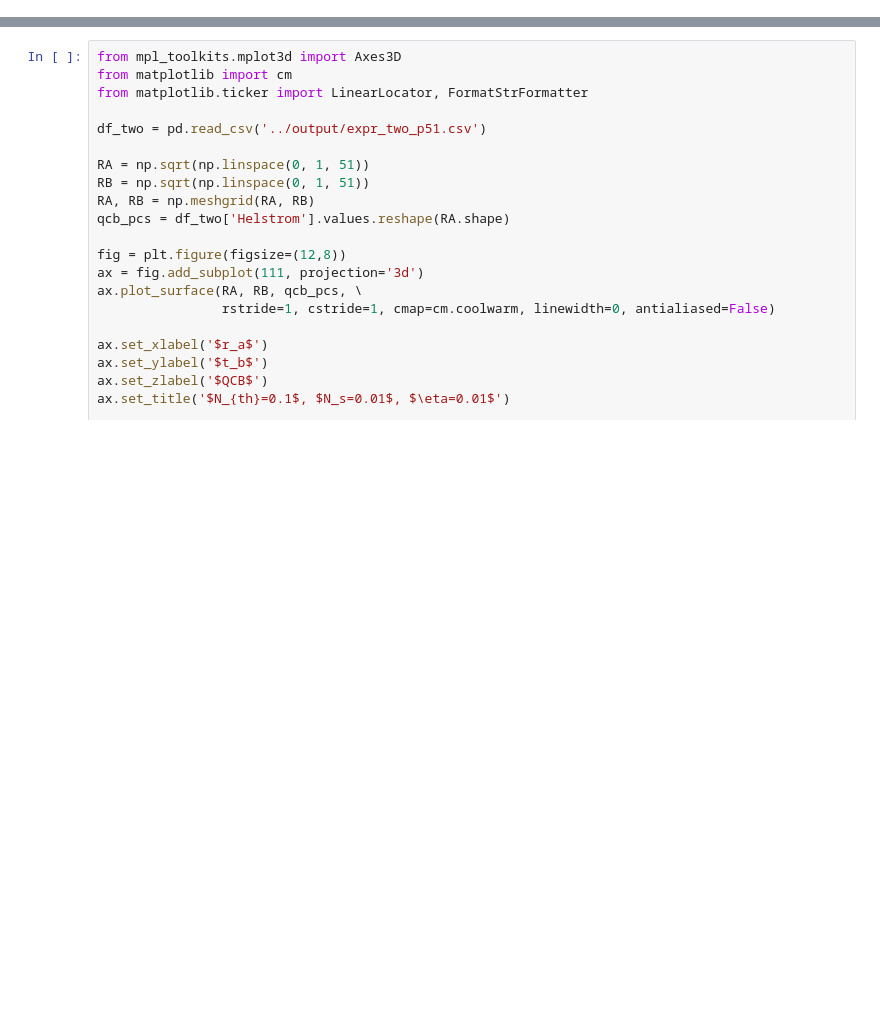
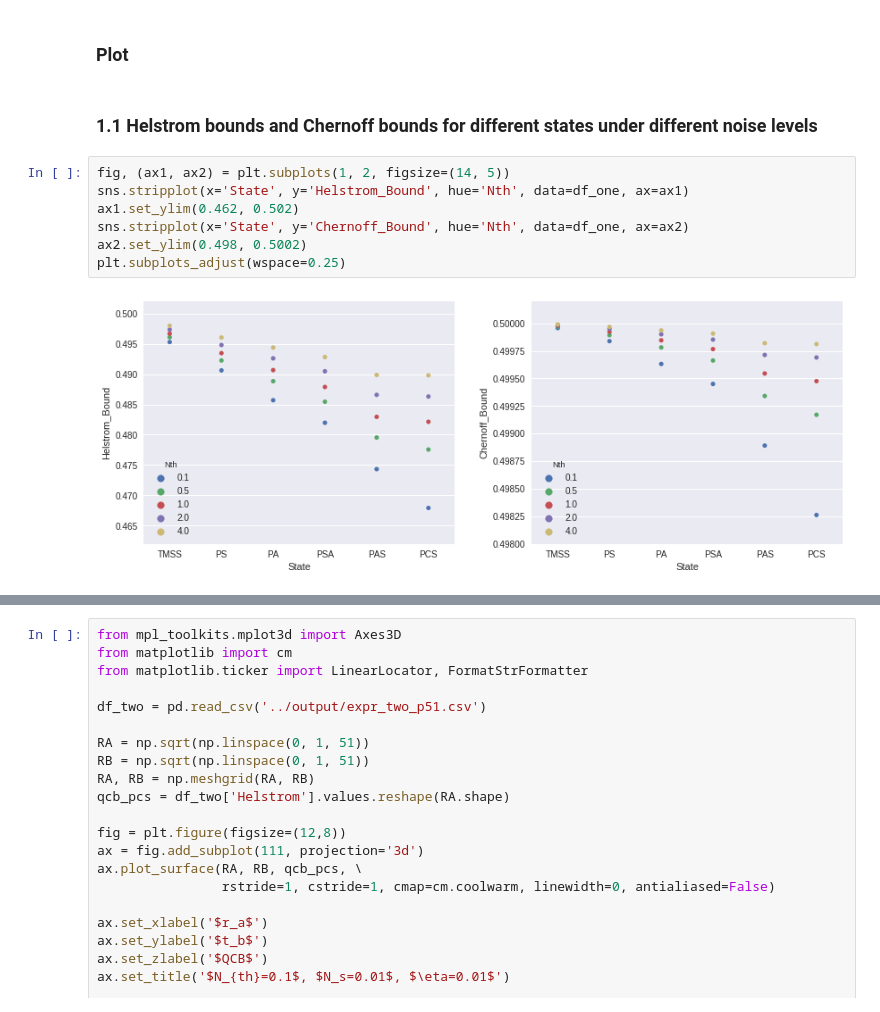
Before and after one commit to lffan/quantum_illumination, a Jupyter notebook: ipynbs/P_Err_vs_M_v2.ipynb, the cells around one changed output, grey strips where cells are left out. Cells and saved outputs as stored; diff of their text form; blank space fills up the shorter version.

```diff
--- a/ipynbs/P_Err_vs_M_v2.ipynb
+++ b/ipynbs/P_Err_vs_M_v2.ipynb
@@ -20,0 +31,13 @@ df_one.head()
+# %% [markdown]
+### Plot
+# %% [markdown]
+### 1.1 Helstrom bounds and Chernoff bounds for different states under different noise levels
+# %%
+fig, (ax1, ax2) = plt.subplots(1, 2, figsize=(14, 5))
+sns.stripplot(x='State', y='Helstrom_Bound', hue='Nth', data=df_one, ax=ax1)
+ax1.set_ylim(0.462, 0.502)
+sns.stripplot(x='State', y='Chernoff_Bound', hue='Nth', data=df_one, ax=ax2)
+ax2.set_ylim(0.498, 0.5002)
+plt.subplots_adjust(wspace=0.25)
+# %% [output]
+[figure, added]
```
Also changed, not shown: parts of 20 cells of this notebook, 3 other files.
